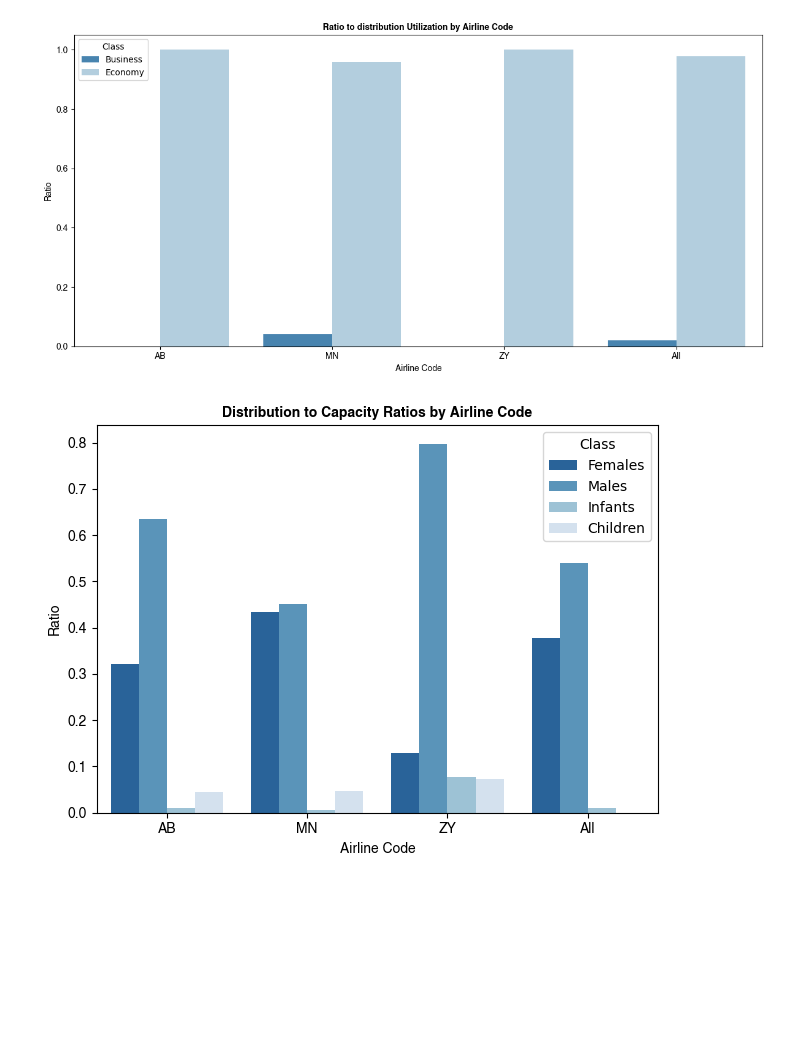
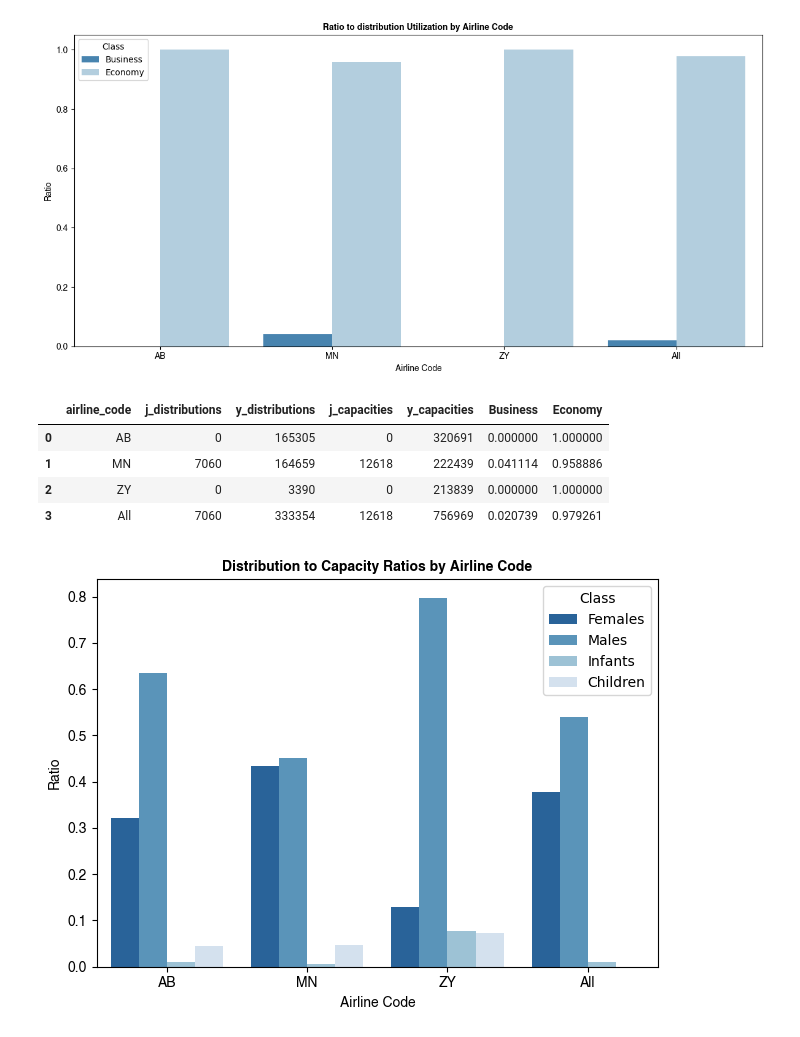
Before and after one commit to aref-hasan/aircraft_load, a Jupyter notebook: visualization/pax_viz.ipynb, the cells around one changed output. Saved outputs shown, nothing was run; the diff lists cells and outputs as text; code cells hidden in the pictures; blank space fills up the shorter version.

```diff
--- a/visualization/pax_viz.ipynb
+++ b/visualization/pax_viz.ipynb
@@ -106,6 +114,14 @@ plt.savefig(f"{VISUALIZATION_PATH}Ratio to distribution Utilization by Airline C
 plt.show()
 # %% [output]
 [figure]
+# %%
+capacities_distribution_ratio
+# %% [output]
+|  | airline_code | j_distributions | y_distributions | j_capacities | y_capacities | Business | Economy |
+| 0 | AB | 0 | 165305 | 0 | 320691 | 0.000000 | 1.000000 |
+| 1 | MN | 7060 | 164659 | 12618 | 222439 | 0.041114 | 0.958886 |
+| 2 | ZY | 0 | 3390 | 0 | 213839 | 0.000000 | 1.000000 |
+| 3 | All | 7060 | 333354 | 12618 | 756969 | 0.020739 | 0.979261 |
 # %%
 persons_ratio = data_modified[["females", "males", "infants", "children", "total_pax", "airline_code"]].copy()
 persons_ratio = persons_ratio.groupby("airline_code").sum()
```
Also changed, not shown: parts of 2 cells of this notebook, 3 other files.
